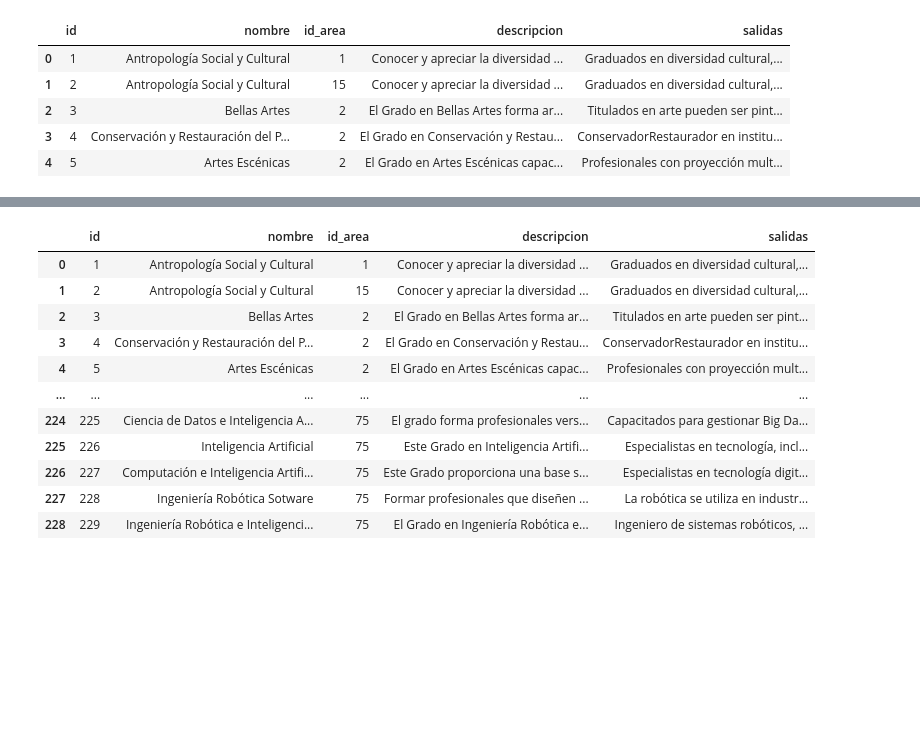
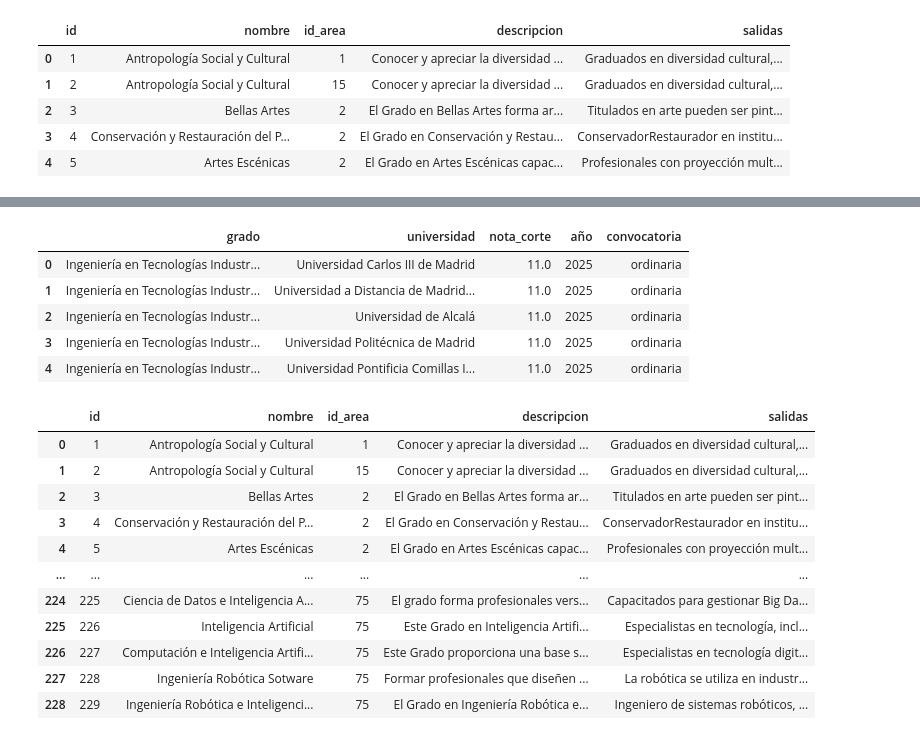
Before and after one commit to Cortijo02/GESTBD, a Jupyter notebook: jupyter/src/queries/queries.ipynb, the cells around one changed output, grey strips where cells are left out. Saved outputs shown, nothing was run; the diff lists cells and outputs as text; code cells hidden in the pictures; blank space fills up the shorter version.

```diff
--- a/jupyter/src/queries/queries.ipynb
+++ b/jupyter/src/queries/queries.ipynb
@@ -26,3 +54,30 @@ df.head()
+# %%
+# Consulta de titulaciones posibles según la nota de admisión
+df_2 = pd.read_sql(
+    """
+SELECT
+    g.nombre AS grado,
+    u.nombre AS universidad,
+    nc.nota AS nota_corte,
+    nc.año,
+    nc.convocatoria
+FROM nota_corte nc
+JOIN grado_ofertado go ON nc.id_grado_ofertado = go.id
+JOIN grado g ON go.id_grado = g.id
+JOIN facultad f ON go.id_facultad = f.id
+JOIN universidad u ON f.id_universidad = u.id
+WHERE nc.nota <= 11.0
+
+ORDER BY nc.nota DESC;
+    """, engine)
+df_2.head()
+# %% [output]
+|  | grado | universidad | nota_corte | año | convocatoria |
+| 0 | Ingeniería en Tecnologías Industr... | Universidad Carlos III de Madrid | 11.0 | 2025 | ordinaria |
+| 1 | Ingeniería en Tecnologías Industr... | Universidad a Distancia de Madrid... | 11.0 | 2025 | ordinaria |
+| 2 | Ingeniería en Tecnologías Industr... | Universidad de Alcalá | 11.0 | 2025 | ordinaria |
+| 3 | Ingeniería en Tecnologías Industr... | Universidad Politécnica de Madrid | 11.0 | 2025 | ordinaria |
+| 4 | Ingeniería en Tecnologías Industr... | Universidad Pontificia Comillas I... | 11.0 | 2025 | ordinaria |
 # %%
 df.fillna({
         'nombre': 'Unknown',
```
Also changed, not shown: parts of 11 cells of this notebook.
